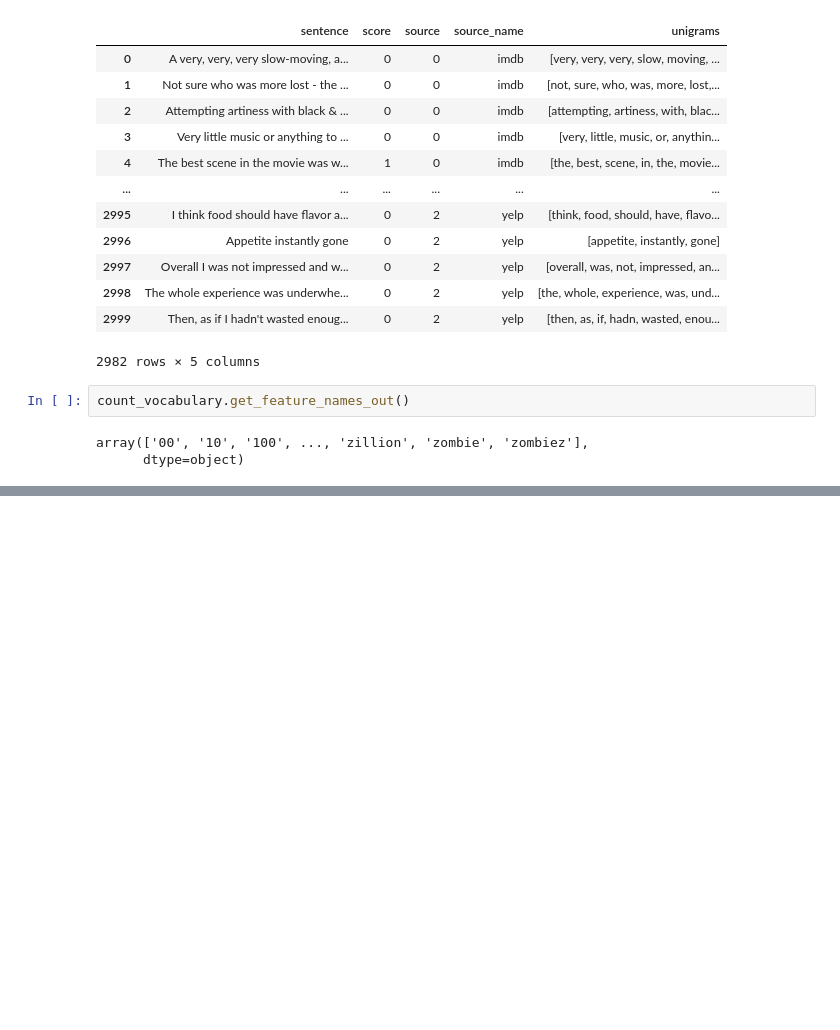
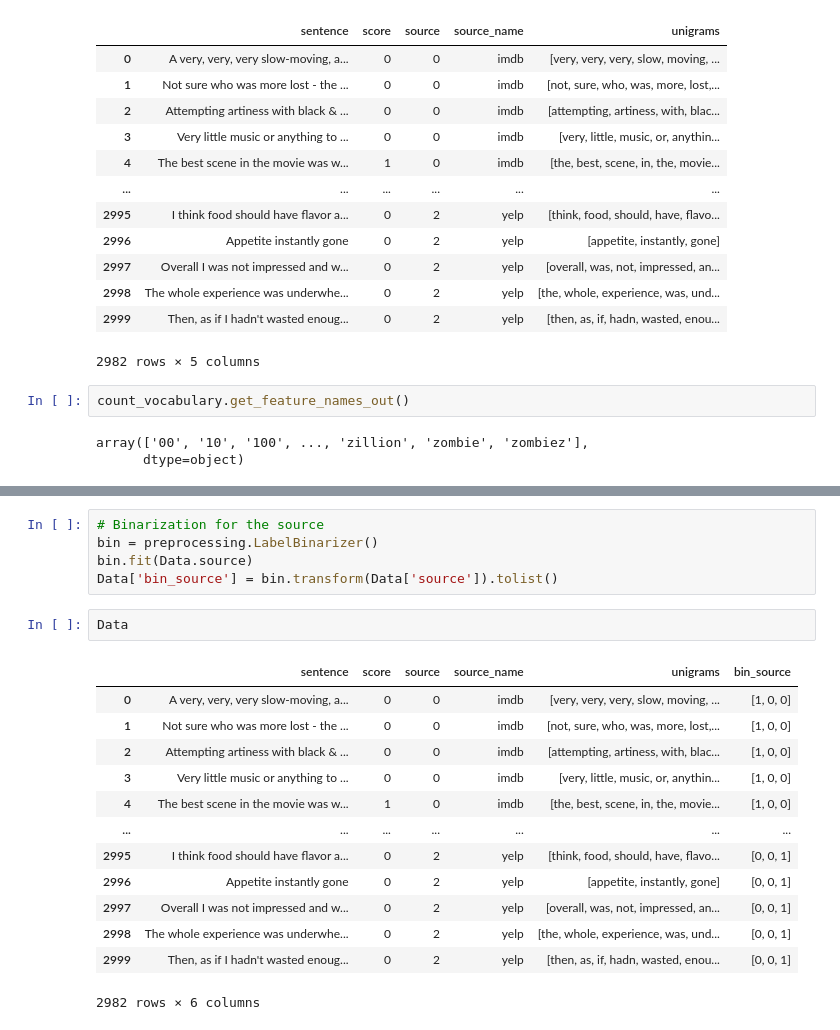
Before and after one commit to DITShark/DM2023-Lab1-Master, a Jupyter notebook: Homework/DM2023-Lab1-Homework.ipynb, the cells around one changed output, grey strips where cells are left out. Drawn from its saved outputs; the diff is of its cells as text; blank space fills up the shorter version.

```diff
--- a/Homework/DM2023-Lab1-Homework.ipynb
+++ b/Homework/DM2023-Lab1-Homework.ipynb
@@ -1369,0 +1507,21 @@ array(['00', '10', '100', ..., 'zillion', 'zombie', 'zombiez'],
+# %%
+# Binarization for the source
+bin = preprocessing.LabelBinarizer()
+bin.fit(Data.source)
+Data['bin_source'] = bin.transform(Data['source']).tolist()
+# %%
+Data
+# %% [output]
+|  | sentence | score | source | source_name | unigrams | bin_source |
+| 0 | A very, very, very slow-moving, a... | 0 | 0 | imdb | [very, very, very, slow, moving, ... | [1, 0, 0] |
+| 1 | Not sure who was more lost - the ... | 0 | 0 | imdb | [not, sure, who, was, more, lost,... | [1, 0, 0] |
+| 2 | Attempting artiness with black & ... | 0 | 0 | imdb | [attempting, artiness, with, blac... | [1, 0, 0] |
+| 3 | Very little music or anything to ... | 0 | 0 | imdb | [very, little, music, or, anythin... | [1, 0, 0] |
+| 4 | The best scene in the movie was w... | 1 | 0 | imdb | [the, best, scene, in, the, movie... | [1, 0, 0] |
+| ... | ... | ... | ... | ... | ... | ... |
+| 2995 | I think food should have flavor a... | 0 | 2 | yelp | [think, food, should, have, flavo... | [0, 0, 1] |
+| 2996 | Appetite instantly gone | 0 | 2 | yelp | [appetite, instantly, gone] | [0, 0, 1] |
+| 2997 | Overall I was not impressed and w... | 0 | 2 | yelp | [overall, was, not, impressed, an... | [0, 0, 1] |
+| 2998 | The whole experience was underwhe... | 0 | 2 | yelp | [the, whole, experience, was, und... | [0, 0, 1] |
+| 2999 | Then, as if I hadn't wasted enoug... | 0 | 2 | yelp | [then, as, if, hadn, wasted, enou... | [0, 0, 1] |
+2982 rows × 6 columns
```
Also changed, not shown: parts of 17 cells of this notebook.
